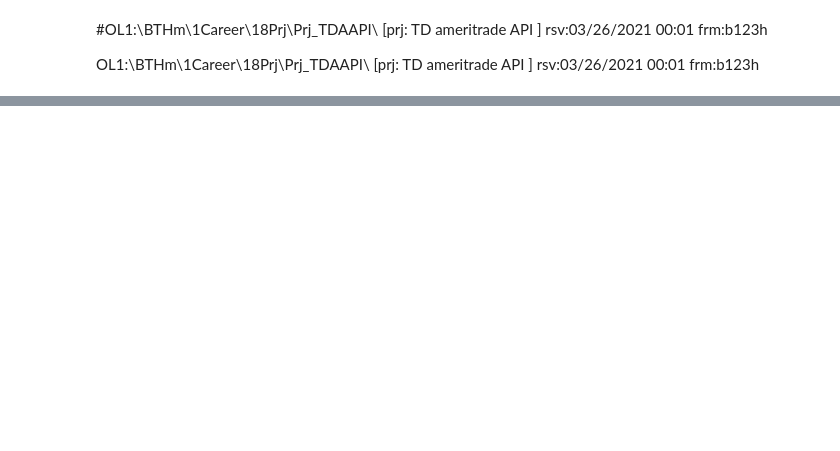
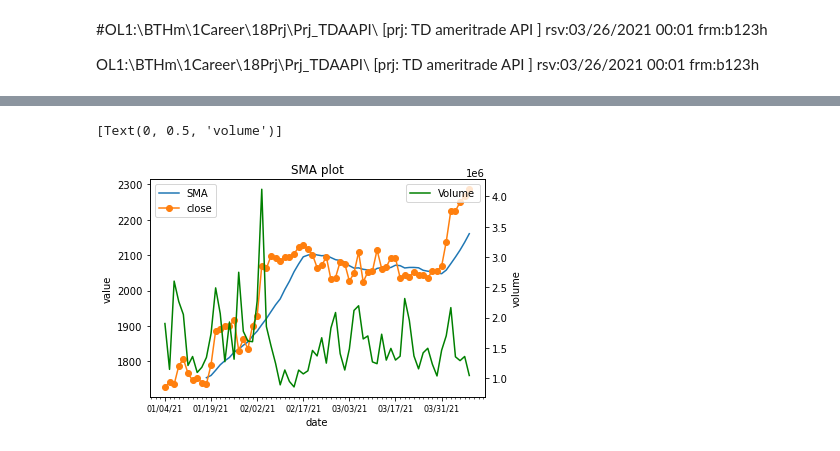
Before and after one commit to ben-t-eng/prj_TDAAPI, a Jupyter notebook: URLDecoder.ipynb, the cells around one changed output, grey strips where cells are left out. Saved outputs shown, nothing was run; the diff lists cells and outputs as text; code cells hidden in the pictures; blank space fills up the shorter version.

```diff
--- a/URLDecoder.ipynb
+++ b/URLDecoder.ipynb
@@ -134,0 +158,7 @@ yBsr.find_by_id("login-signin").click()
+# %%
+print (df1['datetime'].dtype)
+
+df1['date']= pd.to_datetime(df1['datetime'], unit='ms')  #wk , input is EPOC 13 digit decimal fomrat, e.g. 1609740000000
+
+print( df1['date'].dtype)
+df1
@@ -134,0 +181,9 @@ yBsr.find_by_id("login-signin").click()
+# %%
+# new way to convert DF to np index to pydatetime
+#df2=df1
+df1['date1'] =df1['date'].dt.strftime('%x')  # %x ='%m/%d/%y'
+# df. series. range. which is a datetime obj will have strftime function
+# https://docs.python.org/3/library/datetime.html#strftime-and-strptime-behavior
+
+
+df1
@@ -134,0 +255,30 @@ yBsr.find_by_id("login-signin").click()
+# %%
+import matplotlib
+import matplotlib.pyplot as plt
+from matplotlib.ticker import (MultipleLocator, AutoMinorLocator)
+
+yArg={'marker':'o'}
+yFig,yAx=plt.subplots()
+#yNPA['date']=  datetime.datetime.fromtimestamp( yNPA[:,7] /1000 )
+
+yAx.plot (yNPA[:,9]  ,yNPA[:,5] , label='SMA' )
+yAx.plot (yNPA[:,9]  ,yNPA[:,4] , label='close', **yArg )
+#2nd y axis
+
+#nw yY2A = yAx.secondary_yaxis('right', functions=(yNPA[:,9],yNPA[:,3]))
+#yY2A.set_xlabel('Volume')
+yAx2=yAx.twinx()
+yAx2.plot (yNPA[:,9]  ,yNPA[:,6] , label='Volume', color='green')
+
+
+yAx.set(title="SMA plot",yLabel="value", xlabel="date")
+yAx.legend(loc='best')
+yAx.xaxis.set_major_locator(MultipleLocator(10))
+yAx.xaxis.set_minor_locator(MultipleLocator(1))
+yAx.tick_params(axis="x", labelsize=8)
+
+yAx2.legend(loc='best')
+yAx2.set(yLabel="volume")
+# %% [output]
+[Text(0, 0.5, 'volume')]
+[figure, added]
```
Also changed, not shown: parts of 18 cells of this notebook, 15 other files.
